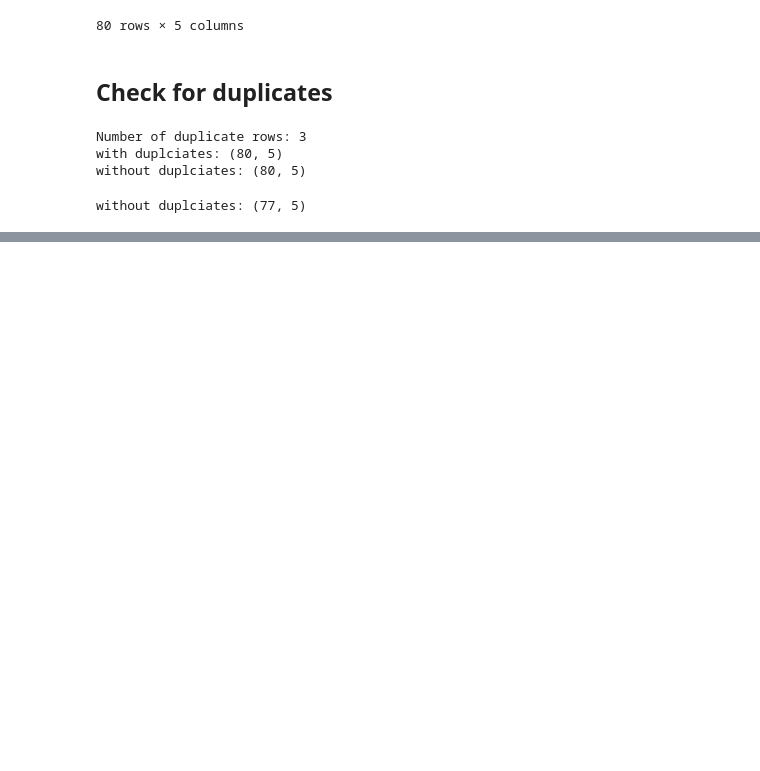
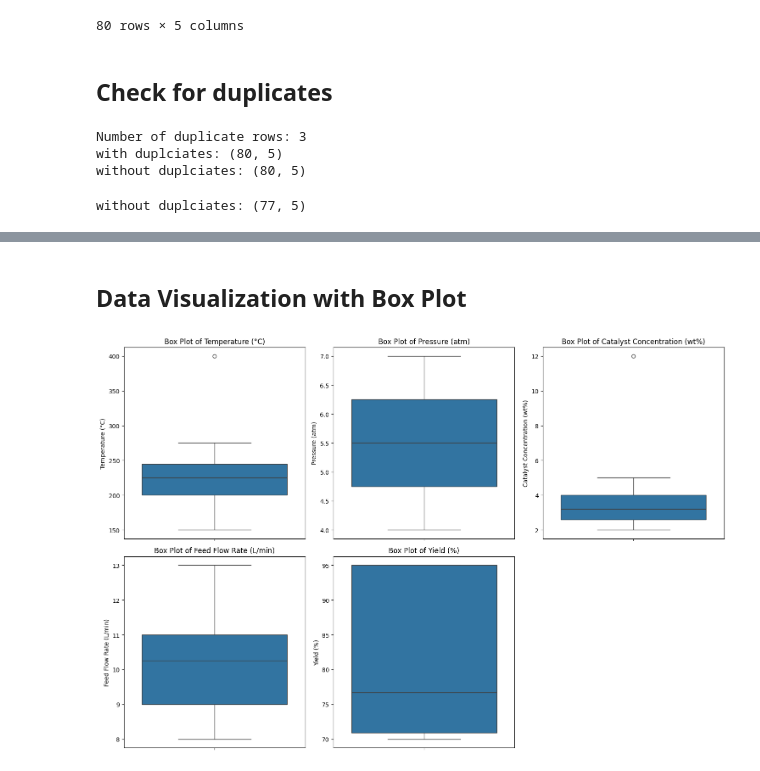
Before and after one commit to dissabnd/Applied-AI-in-Chemical-and-Process-Engineering, a Jupyter notebook: 2_MLpipeline.ipynb, the cells around one changed output, grey strips where cells are left out. Drawn from its saved outputs; the diff is of its cells as text; code cells hidden in the pictures; blank space fills up the shorter version.

```diff
--- a/2_MLpipeline.ipynb
+++ b/2_MLpipeline.ipynb
@@ -138,0 +180,16 @@ without duplciates: (77, 5)
+# %% [markdown]
+## Data Visualization with Box Plot
+# %%
+# prompt: create box plots for all variables in multiple plots in single figure. show outliers
+
+num_vars = df3.select_dtypes(include=np.number).columns
+
+plt.figure(figsize=(15, 10))
+for i, var in enumerate(num_vars):
+    plt.subplot(2, 3, i + 1)
+    sns.boxplot(y=df3[var], showfliers=True)
+    plt.title(f'Box Plot of {var}')
+plt.tight_layout()
+plt.show()
+# %% [output]
+[figure, added]
```
Also changed, not shown: parts of 5 cells of this notebook.
